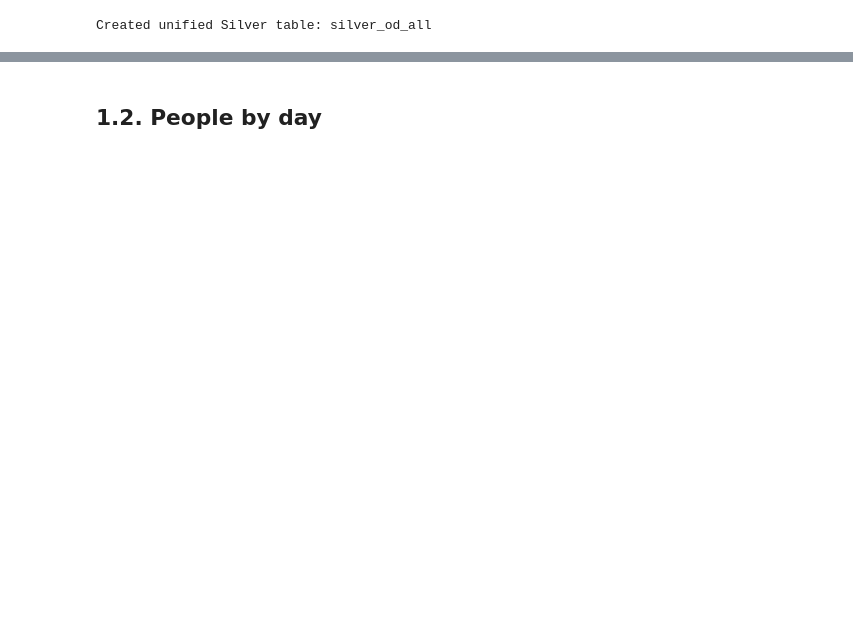
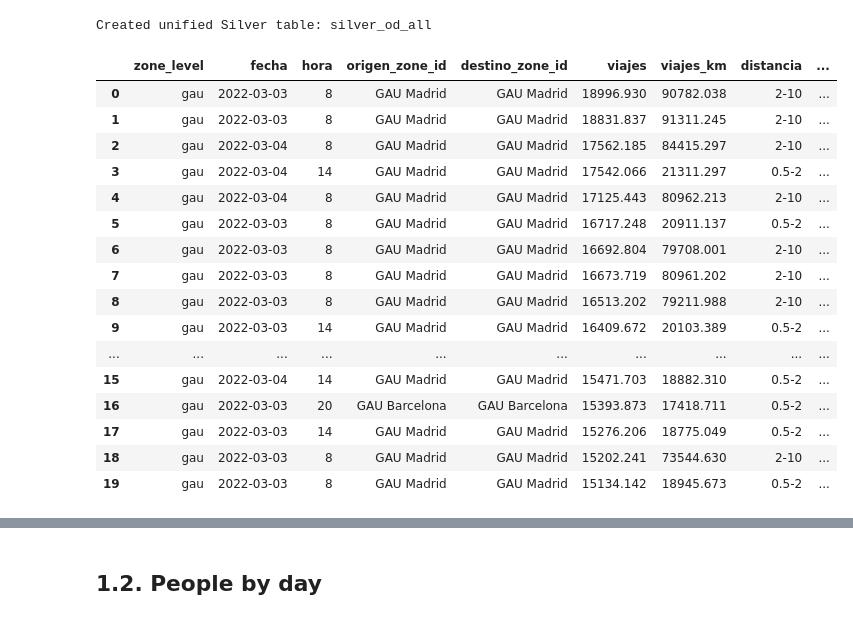
Before and after one commit to bgramaje/muceim-bigdata_project, a Jupyter notebook: notebooks/layers/silver_v2.ipynb, the cells around one changed output, grey strips where cells are left out. Saved outputs shown, nothing was run; the diff lists cells and outputs as text; code cells hidden in the pictures; blank space fills up the shorter version.

```diff
--- a/notebooks/layers/silver_v2.ipynb
+++ b/notebooks/layers/silver_v2.ipynb
@@ -275,6 +286,31 @@ SELECT * FROM filtered;
 print("Created unified Silver table: silver_od_all")
 # %% [output]
 Created unified Silver table: silver_od_all
+# %%
+SQL("""
+    SELECT *,
+    FROM silver_od_all
+    ORDER BY viajes DESC
+    LIMIT 20
+""")
+# %% [output]
+|  | zone_level | fecha | hora | origen_zone_id | destino_zone_id | viajes | viajes_km | distancia | ... |
+| 0 | gau | 2022-03-03 | 8 | GAU Madrid | GAU Madrid | 18996.930 | 90782.038 | 2-10 | ... |
+| 1 | gau | 2022-03-03 | 8 | GAU Madrid | GAU Madrid | 18831.837 | 91311.245 | 2-10 | ... |
+| 2 | gau | 2022-03-04 | 8 | GAU Madrid | GAU Madrid | 17562.185 | 84415.297 | 2-10 | ... |
+| 3 | gau | 2022-03-04 | 14 | GAU Madrid | GAU Madrid | 17542.066 | 21311.297 | 0.5-2 | ... |
+| 4 | gau | 2022-03-04 | 8 | GAU Madrid | GAU Madrid | 17125.443 | 80962.213 | 2-10 | ... |
+| 5 | gau | 2022-03-03 | 8 | GAU Madrid | GAU Madrid | 16717.248 | 20911.137 | 0.5-2 | ... |
+| 6 | gau | 2022-03-03 | 8 | GAU Madrid | GAU Madrid | 16692.804 | 79708.001 | 2-10 | ... |
+| 7 | gau | 2022-03-03 | 8 | GAU Madrid | GAU Madrid | 16673.719 | 80961.202 | 2-10 | ... |
+| 8 | gau | 2022-03-03 | 8 | GAU Madrid | GAU Madrid | 16513.202 | 79211.988 | 2-10 | ... |
+| 9 | gau | 2022-03-03 | 14 | GAU Madrid | GAU Madrid | 16409.672 | 20103.389 | 0.5-2 | ... |
+| ... | ... | ... | ... | ... | ... | ... | ... | ... | ... |
+| 15 | gau | 2022-03-04 | 14 | GAU Madrid | GAU Madrid | 15471.703 | 18882.310 | 0.5-2 | ... |
+| 16 | gau | 2022-03-03 | 20 | GAU Barcelona | GAU Barcelona | 15393.873 | 17418.711 | 0.5-2 | ... |
+| 17 | gau | 2022-03-03 | 14 | GAU Madrid | GAU Madrid | 15276.206 | 18775.049 | 0.5-2 | ... |
+| 18 | gau | 2022-03-03 | 8 | GAU Madrid | GAU Madrid | 15202.241 | 73544.630 | 2-10 | ... |
+| 19 | gau | 2022-03-03 | 8 | GAU Madrid | GAU Madrid | 15134.142 | 18945.673 | 0.5-2 | ... |
 # %%
 SQL(f"""
     SELECT zone_level, COUNT(*)
```
Also changed, not shown: parts of 12 cells of this notebook, 1 other file.
